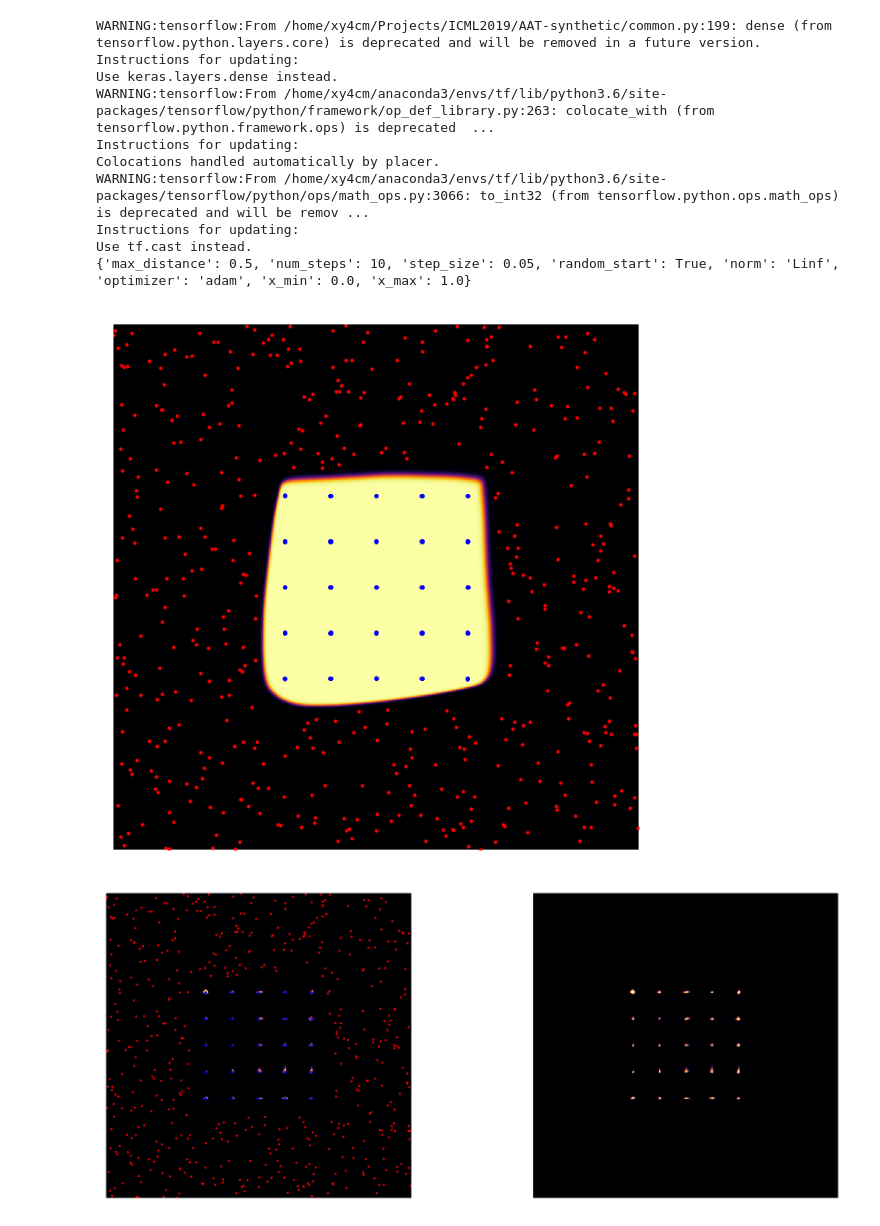
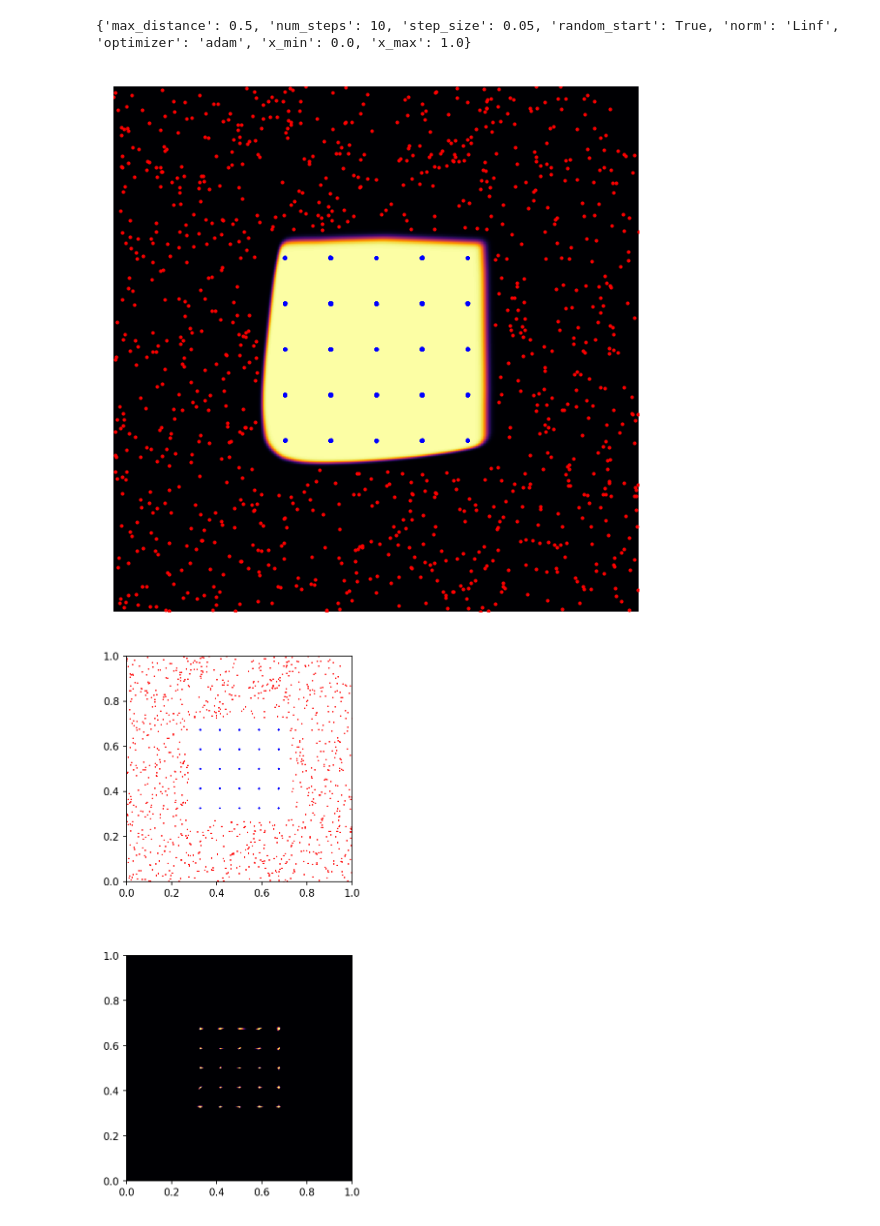
Before and after one commit to xuwangyin/GAT-synthetic, a Jupyter notebook: grid.ipynb, the cells around one changed output. Cells and saved outputs as stored; diff of their text form; code cells hidden in the pictures.

```diff
--- a/grid.ipynb
+++ b/grid.ipynb
@@ -28,7 +28,7 @@ def make_grid(n_samples):
 # %%
 from common import attack_config
 tf.random.set_random_seed(123)
-x_train, y_train = make_dataset(make_grid, n_pos_samples=500, n_neg_samples=500)
+x_train, y_train = make_dataset(make_grid, n_pos_samples=1000, n_neg_samples=1000)
 tf.reset_default_graph()
 detector = Model(var_scope='detector', hidden_sizes=[500]*5)
 detector_vars = tf.get_collection(tf.GraphKeys.TRAINABLE_VARIABLES,
@@ -43,15 +43,6 @@ y_train_target = y_train[y_train == 1]
 attack = PGDAttackDetector(detector, **attack_config, batch_size=x_train_others.shape[0])
 print(attack_config)
 # %% [output]
-WARNING:tensorflow:From /home/xy4cm/Projects/ICML2019/AAT-synthetic/common.py:199: dense (from tensorflow.python.layers.core) is deprecated and will be removed in a future version.
-Instructions for updating:
-Use keras.layers.dense instead.
-WARNING:tensorflow:From /home/xy4cm/anaconda3/envs/tf/lib/python3.6/site-packages/tensorflow/python/framework/op_def_library.py:263: colocate_with (from tensorflow.python.framework.ops) is deprecated  ...
-Instructions for updating:
-Colocations handled automatically by placer.
-WARNING:tensorflow:From /home/xy4cm/anaconda3/envs/tf/lib/python3.6/site-packages/tensorflow/python/ops/math_ops.py:3066: to_int32 (from tensorflow.python.ops.math_ops) is deprecated and will be remov ...
-Instructions for updating:
-Use tf.cast instead.
 {'max_distance': 0.5, 'num_steps': 10, 'step_size': 0.05, 'random_start': True, 'norm': 'Linf', 'optimizer': 'adam', 'x_min': 0.0, 'x_max': 1.0}
 # %%
 sess = tf.Session()
@@ -70,7 +61,7 @@ for i in range(500):
 plot_detector(detector, x_train, y_train, ax, sess)
 plt.show()
 # %% [output]
-[figure, old version]
+[figure, new version]
 # %%
 for i in range(50000):
     x_train_others_adv = attack.perturb(x_train_others, None, sess, verbose=False)
@@ -78,9 +69,9 @@ for i in range(50000):
     y_train_with_adv = np.concatenate([y_train_target, y_train_others])
     sess.run(train_step,feed_dict={detector.x_input: x_train_with_adv, detector.y_input: y_train_with_adv})
 # %%
-fig, (ax0, ax1) = plt.subplots(ncols=2, figsize=(10, 4), dpi=500)
-plot_detector(detector, x_train, y_train, ax0, sess)
+fig, (ax0, ax1) = plt.subplots(nrows=2, figsize=(4, 10), dpi=150)
+plot_detector(detector, x_train, y_train, ax0, sess, plot_z=False)
 plot_detector(detector, x=None, y=None, ax=ax1, sess=sess)
 plt.show()
 # %% [output]
-[figure, old version]
+[figure, new version]
```
Also changed, not shown: 5 other files.
